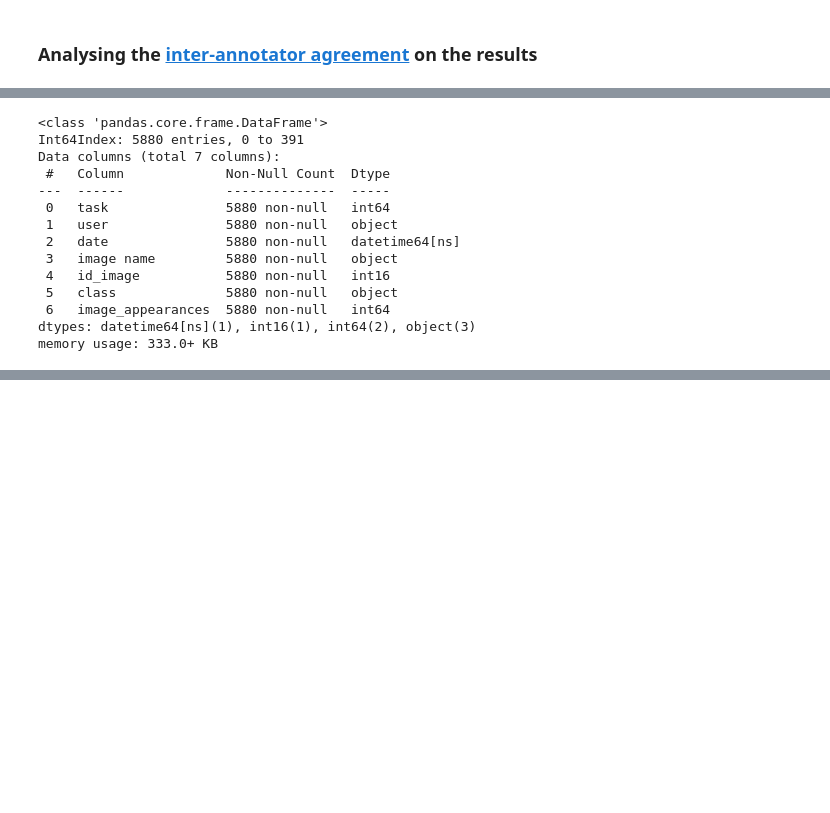
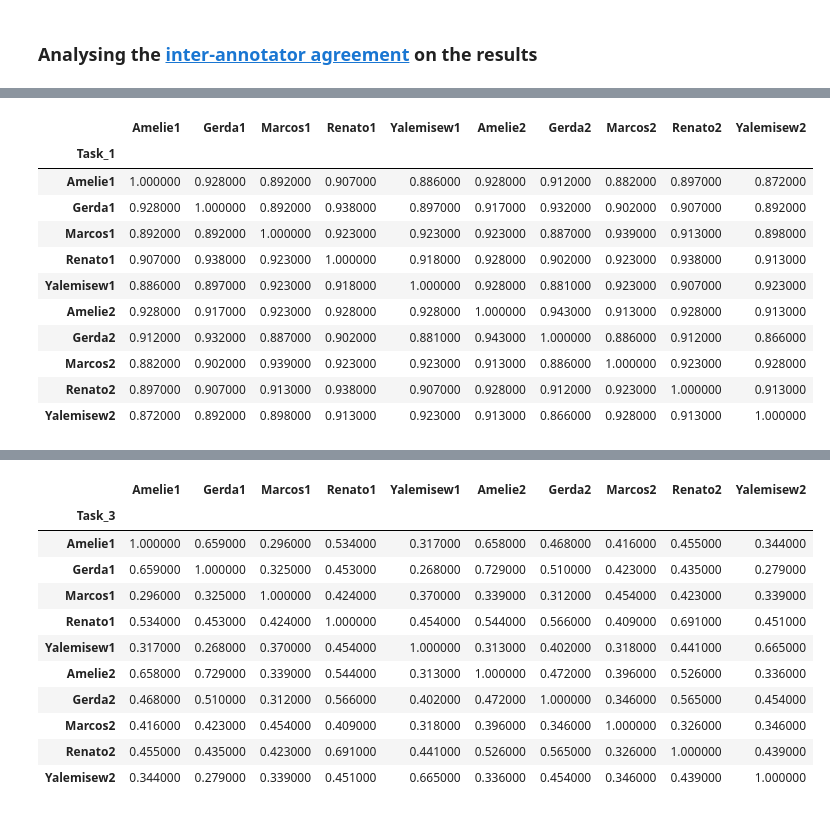
Before and after one commit to acdh-oeaw/Chia, a Jupyter notebook: notebooks/europeana_tagging_1st_2nd_report.ipynb, the cells around one changed output, grey strips where cells are left out. Cells and saved outputs as stored; diff of their text form; code cells hidden in the pictures; blank space fills up the shorter version.

```diff
--- a/notebooks/europeana_tagging_1st_2nd_report.ipynb
+++ b/notebooks/europeana_tagging_1st_2nd_report.ipynb
@@ -122,17 +141,0 @@ for task in df_labeling.task.unique():
-# %%
-df_labeling.info()
-# %% [output]
-<class 'pandas.core.frame.DataFrame'>
-Int64Index: 5880 entries, 0 to 391
-Data columns (total 7 columns):
- #   Column             Non-Null Count  Dtype
----  ------             --------------  -----
- 0   task               5880 non-null   int64
- 1   user               5880 non-null   object
- 2   date               5880 non-null   datetime64[ns]
- 3   image name         5880 non-null   object
- 4   id_image           5880 non-null   int16
- 5   class              5880 non-null   object
- 6   image_appearances  5880 non-null   int64
-dtypes: datetime64[ns](1), int16(1), int64(2), object(3)
-memory usage: 333.0+ KB
@@ -142,0 +142,23 @@ df_labeling.to_pickle('../data/img_labeling_2nd_round/df_labeling_round2.pkl')
+# %%
+cm = sns.light_palette("green", as_cmap=True)
+cm = 'viridis'
+cm = 'plasma'
+cm = 'magma'
+for df in results:
+    s = df.style.background_gradient(cmap=cm, vmin=0, vmax=1, axis=None)
+    #s = df.style.highlight_max().format(None, na_rep="-")
+    #s = df.style.background_gradient(cmap='viridis')
+    display(s)
+# %% [output]
+|  | Amelie1 | Gerda1 | Marcos1 | Renato1 | Yalemisew1 | Amelie2 | Gerda2 | Marcos2 | Renato2 | Yalemisew2 |
+| Task_1 |  |  |  |  |  |  |  |  |  |  |
+| Amelie1 | 1.000000 | 0.928000 | 0.892000 | 0.907000 | 0.886000 | 0.928000 | 0.912000 | 0.882000 | 0.897000 | 0.872000 |
+| Gerda1 | 0.928000 | 1.000000 | 0.892000 | 0.938000 | 0.897000 | 0.917000 | 0.932000 | 0.902000 | 0.907000 | 0.892000 |
+| Marcos1 | 0.892000 | 0.892000 | 1.000000 | 0.923000 | 0.923000 | 0.923000 | 0.887000 | 0.939000 | 0.913000 | 0.898000 |
+| Renato1 | 0.907000 | 0.938000 | 0.923000 | 1.000000 | 0.918000 | 0.928000 | 0.902000 | 0.923000 | 0.938000 | 0.913000 |
+| Yalemisew1 | 0.886000 | 0.897000 | 0.923000 | 0.918000 | 1.000000 | 0.928000 | 0.881000 | 0.923000 | 0.907000 | 0.923000 |
+| Amelie2 | 0.928000 | 0.917000 | 0.923000 | 0.928000 | 0.928000 | 1.000000 | 0.943000 | 0.913000 | 0.928000 | 0.913000 |
+| Gerda2 | 0.912000 | 0.932000 | 0.887000 | 0.902000 | 0.881000 | 0.943000 | 1.000000 | 0.886000 | 0.912000 | 0.866000 |
+| Marcos2 | 0.882000 | 0.902000 | 0.939000 | 0.923000 | 0.923000 | 0.913000 | 0.886000 | 1.000000 | 0.923000 | 0.928000 |
+| Renato2 | 0.897000 | 0.907000 | 0.913000 | 0.938000 | 0.907000 | 0.928000 | 0.912000 | 0.923000 | 1.000000 | 0.913000 |
+| Yalemisew2 | 0.872000 | 0.892000 | 0.898000 | 0.913000 | 0.923000 | 0.913000 | 0.866000 | 0.928000 | 0.913000 | 1.000000 |
@@ -142,0 +177,12 @@ df_labeling.to_pickle('../data/img_labeling_2nd_round/df_labeling_round2.pkl')
+|  | Amelie1 | Gerda1 | Marcos1 | Renato1 | Yalemisew1 | Amelie2 | Gerda2 | Marcos2 | Renato2 | Yalemisew2 |
+| Task_3 |  |  |  |  |  |  |  |  |  |  |
+| Amelie1 | 1.000000 | 0.659000 | 0.296000 | 0.534000 | 0.317000 | 0.658000 | 0.468000 | 0.416000 | 0.455000 | 0.344000 |
+| Gerda1 | 0.659000 | 1.000000 | 0.325000 | 0.453000 | 0.268000 | 0.729000 | 0.510000 | 0.423000 | 0.435000 | 0.279000 |
+| Marcos1 | 0.296000 | 0.325000 | 1.000000 | 0.424000 | 0.370000 | 0.339000 | 0.312000 | 0.454000 | 0.423000 | 0.339000 |
+| Renato1 | 0.534000 | 0.453000 | 0.424000 | 1.000000 | 0.454000 | 0.544000 | 0.566000 | 0.409000 | 0.691000 | 0.451000 |
+| Yalemisew1 | 0.317000 | 0.268000 | 0.370000 | 0.454000 | 1.000000 | 0.313000 | 0.402000 | 0.318000 | 0.441000 | 0.665000 |
+| Amelie2 | 0.658000 | 0.729000 | 0.339000 | 0.544000 | 0.313000 | 1.000000 | 0.472000 | 0.396000 | 0.526000 | 0.336000 |
+| Gerda2 | 0.468000 | 0.510000 | 0.312000 | 0.566000 | 0.402000 | 0.472000 | 1.000000 | 0.346000 | 0.565000 | 0.454000 |
+| Marcos2 | 0.416000 | 0.423000 | 0.454000 | 0.409000 | 0.318000 | 0.396000 | 0.346000 | 1.000000 | 0.326000 | 0.346000 |
+| Renato2 | 0.455000 | 0.435000 | 0.423000 | 0.691000 | 0.441000 | 0.526000 | 0.565000 | 0.326000 | 1.000000 | 0.439000 |
+| Yalemisew2 | 0.344000 | 0.279000 | 0.339000 | 0.451000 | 0.665000 | 0.336000 | 0.454000 | 0.346000 | 0.439000 | 1.000000 |
```
Also changed, not shown: parts of 19 cells of this notebook, 8 other files.
